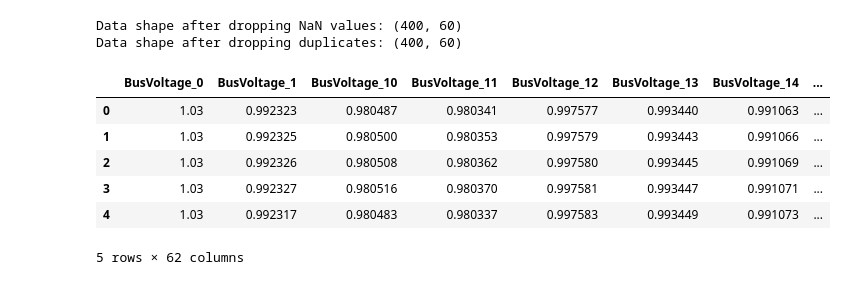
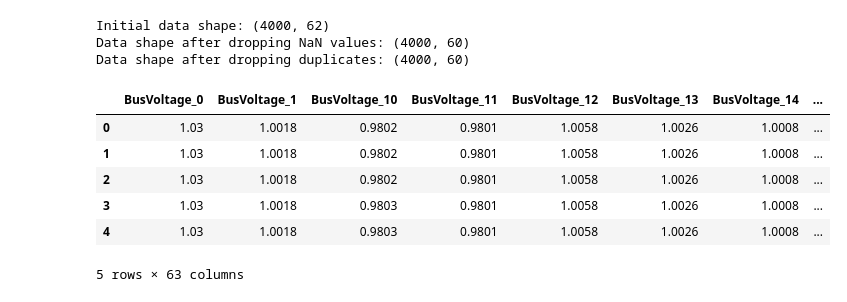
Before and after one commit to Dosclic98/wautorunner, a Jupyter notebook: analysis/analysis.ipynb, the cells around one changed output. Saved outputs shown, nothing was run; the diff lists cells and outputs as text; code cells hidden in the pictures.

```diff
--- a/analysis/analysis.ipynb
+++ b/analysis/analysis.ipynb
@@ -12,31 +9,43 @@ plt.rcParams['figure.figsize'] = [16, 16]
 # %%
-filePath = 'data/fullTraces.csv'
-data = pd.read_csv(filePath, header=0)
+filePath = 'data/fullTraces_200_lg_fixed.csv'
 # %%
+data = pd.read_csv(filePath, header=0)
+print(f"Initial data shape: {data.shape}")
 data.drop(columns=['SeqNumber', 'run'], inplace=True)
+line_loading_cols = data.filter(regex="LineLoading_[0-9]+").columns
+fillNaNDict = {}
+for line in line_loading_cols:
+    fillNaNDict[line] = 0
+# Substitute LineLoading_x NaN values with 0
+data = data.fillna(fillNaNDict)
 # Data cleanup (nan non unique samples removal)
-#data = data.dropna()
+data = data.dropna()
 print(f"Data shape after dropping NaN values: {data.shape}")
+data = data.round(4)
+# Remove duplicate rows
 data = data.drop_duplicates()
 print(f"Data shape after dropping duplicates: {data.shape}")
 
 # Rescale "LineLoading_x" features to decimal % (just dividig by 100)
 line_loading_cols = data.filter(regex="LineLoading_[0-9]+").columns
 data[line_loading_cols] = data[line_loading_cols].div(100)
 
 # Add a new feature "PercOverLines" as the percentage of overloaded lines (computed based on LineLoading_x > 100)
 data['PercOverloadedLines'] = (data.filter(regex="LineLoading_[0-9]+", axis=1) > 1).sum(axis=1) / data.filter(regex="LineLoading_[0-9]+", axis=1).shape[1]
 # Add a new feature "PercOutOfSpecBusses" as the percentage of out-of-spec busses (computed based on BusVoltage_x < 0.95 or BusVoltage_x > 1.05)
 data['PercOutOfSpecBusses'] = (data.filter(regex="BusVoltage_[0-9]+", axis=1).lt(0.95) | data.filter(regex="BusVoltage_[0-9]+", axis=1).gt(1.05)).sum(axis=1) / data.filter(regex="BusVoltage_[0-9]+", axis=1).shape[1]
+# Add a new feature "PercFullyDisconnectedLines" as the percentage of fully disconnected lines (computed based on LineLoading_x == 0)
+data['PercFullyDisconnectedLines'] = (data.filter(regex="LineLoading_[0-9]+", axis=1) == 0).sum(axis=1) / data.filter(regex="LineLoading_[0-9]+", axis=1).shape[1]
 
 data.head()
 # %% [output]
-Data shape after dropping NaN values: (400, 60)
-Data shape after dropping duplicates: (400, 60)
+Initial data shape: (4000, 62)
+Data shape after dropping NaN values: (4000, 60)
+Data shape after dropping duplicates: (4000, 60)
 |  | BusVoltage_0 | BusVoltage_1 | BusVoltage_10 | BusVoltage_11 | BusVoltage_12 | BusVoltage_13 | BusVoltage_14 | ... |
-| 0 | 1.03 | 0.992323 | 0.980487 | 0.980341 | 0.997577 | 0.993440 | 0.991063 | ... |
-| 1 | 1.03 | 0.992325 | 0.980500 | 0.980353 | 0.997579 | 0.993443 | 0.991066 | ... |
-| 2 | 1.03 | 0.992326 | 0.980508 | 0.980362 | 0.997580 | 0.993445 | 0.991069 | ... |
-| 3 | 1.03 | 0.992327 | 0.980516 | 0.980370 | 0.997581 | 0.993447 | 0.991071 | ... |
-| 4 | 1.03 | 0.992317 | 0.980483 | 0.980337 | 0.997583 | 0.993449 | 0.991073 | ... |
+| 0 | 1.03 | 1.0018 | 0.9802 | 0.9801 | 1.0058 | 1.0026 | 1.0008 | ... |
+| 1 | 1.03 | 1.0018 | 0.9802 | 0.9801 | 1.0058 | 1.0026 | 1.0008 | ... |
+| 2 | 1.03 | 1.0018 | 0.9802 | 0.9801 | 1.0058 | 1.0026 | 1.0008 | ... |
+| 3 | 1.03 | 1.0018 | 0.9803 | 0.9801 | 1.0058 | 1.0026 | 1.0008 | ... |
+| 4 | 1.03 | 1.0018 | 0.9803 | 0.9801 | 1.0058 | 1.0026 | 1.0008 | ... |
-5 rows × 62 columns
+5 rows × 63 columns
```
Also changed, not shown: parts of 12 cells of this notebook.
